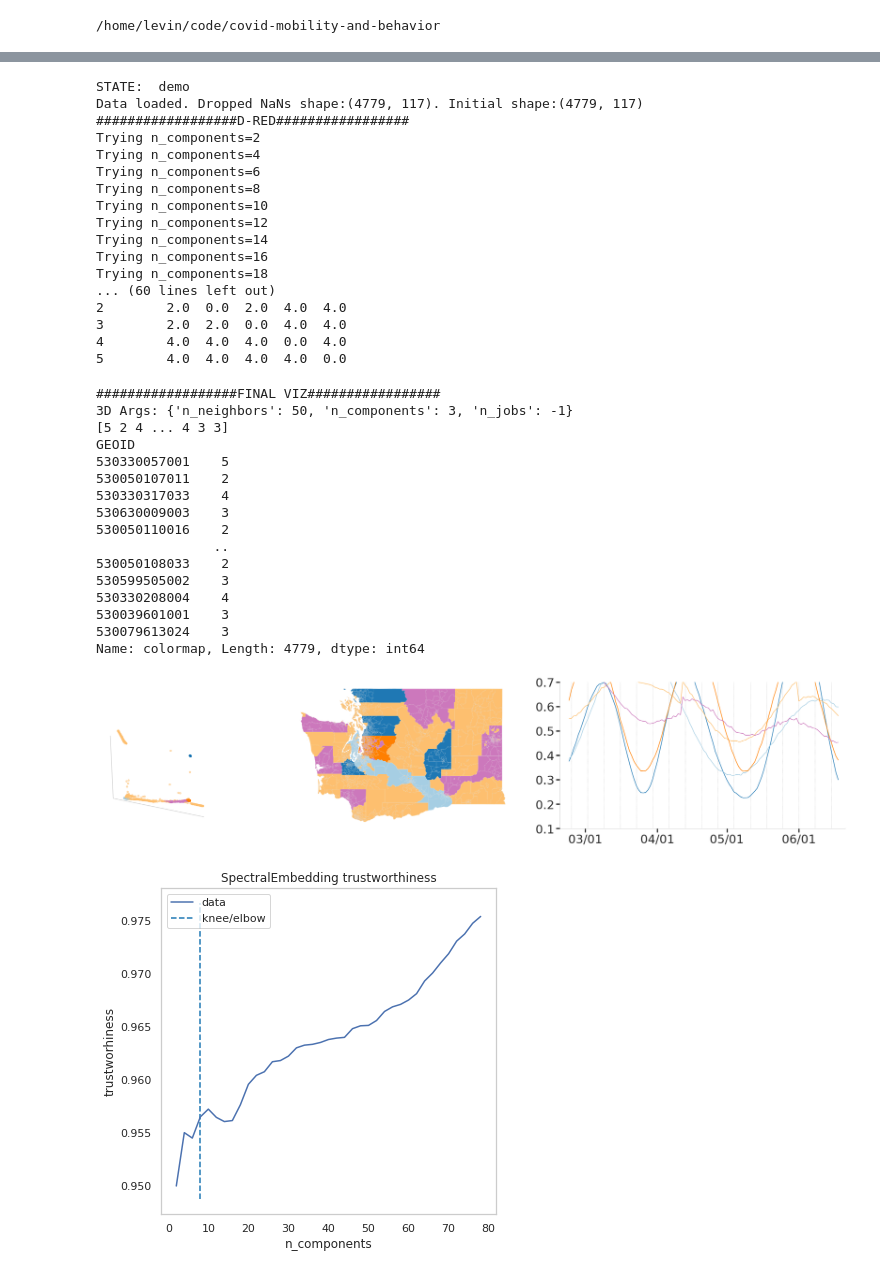
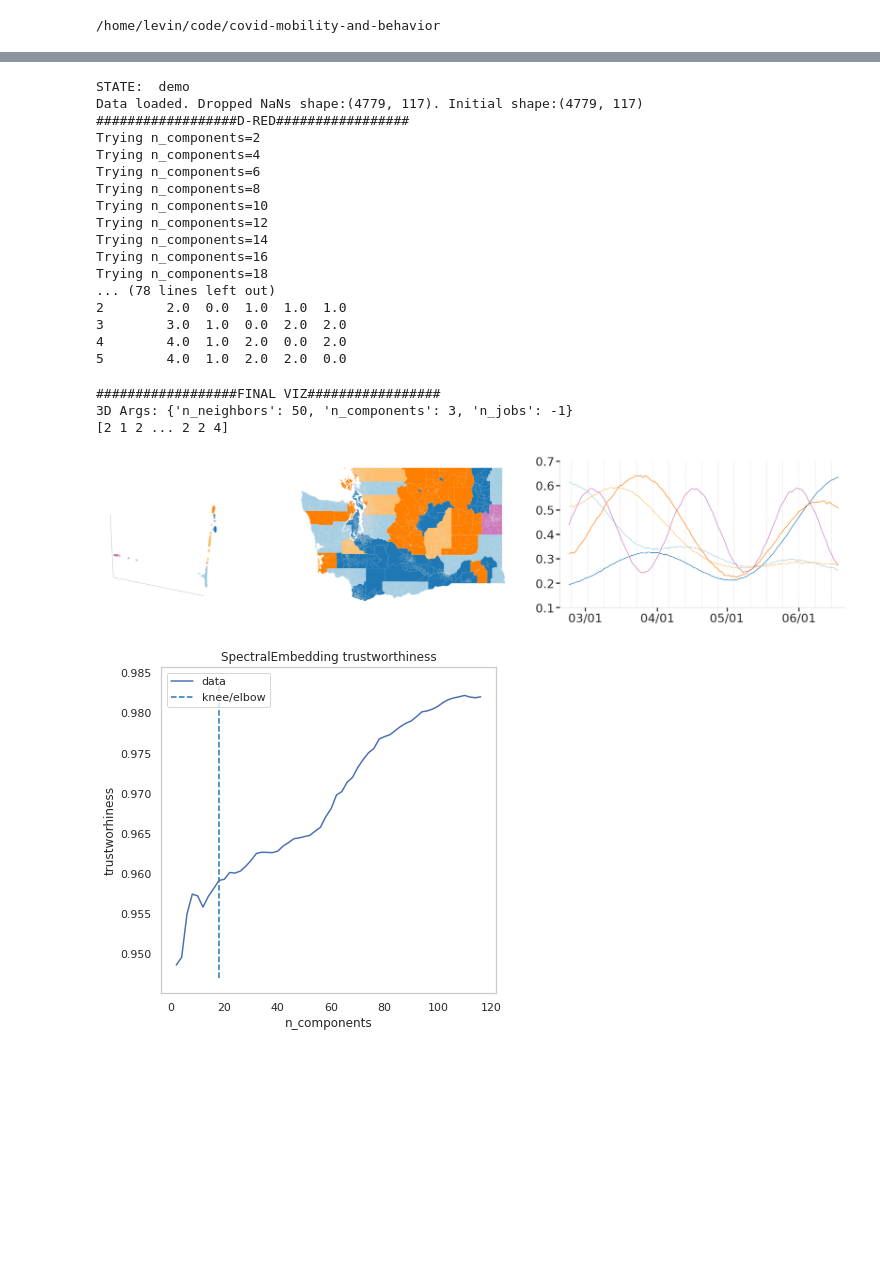
Before and after one commit to InstituteforDiseaseModeling/covid-mobility-and-behavior, a Jupyter notebook: demo/Demo-SchematicFigure2.ipynb, the cells around one changed output, grey strips where cells are left out. Saved outputs shown, nothing was run; the diff lists cells and outputs as text; code cells hidden in the pictures; blank space fills up the shorter version.

Commit message:
SchematicFigure2, almost final version, moved functions to src

```diff
--- a/demo/Demo-SchematicFigure2.ipynb
+++ b/demo/Demo-SchematicFigure2.ipynb
@@ -238,17 +238,17 @@ def GMM_clustering_R(X_SE_df, method, default_cluster_num = None):
     plt.title('GMM BIC on ' + method.__name__)
 
     #Now, find the knee point of the optimal BIC plot (the best GMM parametrization)
-    best_parametrization = BIC_SE_df.columns[BIC_SE_df.max().argmax()]
-    kneedle = KneeLocator(num_components_to_try, BIC_SE_df[best_parametrization], S=1, curve='concave', direction='increasing', interp_method='interp1d')
-#     plt.figure()
-    kneedle.plot_knee()
-    plt.title('GMM BIC on ' + method.__name__ + ': Knee Point')
-    plt.xlabel('num_GMM_components')
-    plt.ylabel('')
-    print('Elbow point: {} components with BIC {}'.format(kneedle.knee, kneedle.knee_y))
+#     best_parametrization = BIC_SE_df.columns[BIC_SE_df.max().argmax()]
+#     kneedle = KneeLocator(num_components_to_try, BIC_SE_df[best_parametrization], S=1, curve='concave', direction='increasing', interp_method='interp1d')
+# #     plt.figure()
+#     kneedle.plot_knee()
+#     plt.title('GMM BIC on ' + method.__name__ + ': Knee Point')
+#     plt.xlabel('num_GMM_components')
+#     plt.ylabel('')
+#     print('Elbow point: {} components with BIC {}'.format(kneedle.knee, kneedle.knee_y))
 
     #Pick the best number of GMM components:
-    best_num_components = kneedle.knee-1
+#     best_num_components = kneedle.knee-1
     if default_cluster_num is not None:
         best_num_components = default_cluster_num-1
     with localconverter(ro.default_converter + pandas2ri.converter):
@@ -459,6 +459,8 @@ def analysis(STATE, method, method_kwargs, hyperparams_to_test, fig, spec, row,
     print('##################INITIAL VIZ#################')
     #Find the 2D and 3D embeddings and continuous colors based on that
     filename_initial = os.path.join(FIGURE_PATH, 'initial_' + method.__name__)
+    if not os.path.isdir(FIGURE_PATH):
+        os.mkdir(FIGURE_PATH)
     if method.__name__ == 'Isomap':
         viz = viz_Isomap
     if method.__name__ == 'SpectralEmbedding':
@@ -529,9 +531,9 @@ matplotlib.rcParams['lines.markersize'] = 4
 almost_sequential_pal = configurations['clustering_palette']#['#1f78b4','#a6cee3','#fdbf6f','#ff7f00', '#cc78bc']
 sns.set_palette(almost_sequential_pal)
 
-max_components = 80# for 117 days in the data
+max_components = 117# for 117 days in the data
 method = SpectralEmbedding
-hyperparams_to_test = {'n_components': }#np.arange(2, max_components, 2)}
+hyperparams_to_test = {'n_components': np.arange(2, max_components, 2)}
 method_kwargs = {'n_neighbors': 50, 'n_components': 2, 'n_jobs': -1}
 
 fig = plt.figure(figsize = (5*7*1.15, 5*(6.25 - 0.77)/4))
@@ -542,51 +544,38 @@ NUM_COLS = 3
 spec = gridspec.GridSpec(ncols=NUM_COLS, nrows=NUM_STATES, width_ratios=[1, 1.1, 1], wspace=0.00, hspace=0.15)
 
 # from matplotlib import rcParams
 # rcParams['font.family'] = 'sans-serif'
 # rcParams['font.sans-serif'] = ['Arial']
 # rcParams['font.size'] = 2
 # import matplotlib
 # matplotlib.rc('font',family='Times New Roman')
 
 for row, state in enumerate(states):
     SHAPE_PATH, FIGURE_PATH, RAW_DATA_PATH, INCOME_POPULATION_PATH = define_paths(state)
     print('STATE: ', state)
     analysis(state, method, method_kwargs, hyperparams_to_test, fig, spec, row, precomputed = False, separate = False, two_cols = False)
 # fig.subplots_adjust(hspace=0.15, wspace=0.05)
 plt.tight_layout()
 # %% [output]
 STATE:  demo
 Data loaded. Dropped NaNs shape:(4779, 117). Initial shape:(4779, 117)
 ##################D-RED#################
 Trying n_components=2
 Trying n_components=4
 Trying n_components=6
 Trying n_components=8
 Trying n_components=10
 Trying n_components=12
 Trying n_components=14
 Trying n_components=16
 Trying n_components=18
-... (60 lines left out)
-2        2.0  0.0  2.0  4.0  4.0
-3        2.0  2.0  0.0  4.0  4.0
-4        4.0  4.0  4.0  0.0  4.0
-5        4.0  4.0  4.0  4.0  0.0
+... (78 lines left out)
+2        2.0  0.0  1.0  1.0  1.0
+3        3.0  1.0  0.0  2.0  2.0
+4        4.0  1.0  2.0  0.0  2.0
+5        4.0  1.0  2.0  2.0  0.0
 ##################FINAL VIZ#################
 3D Args: {'n_neighbors': 50, 'n_components': 3, 'n_jobs': -1}
-[5 2 4 ... 4 3 3]
-GEOID
-530330057001    5
-530050107011    2
-530330317033    4
-530630009003    3
-530050110016    2
-               ..
-530050108033    2
-530599505002    3
-530330208004    4
-530039601001    3
-530079613024    3
-Name: colormap, Length: 4779, dtype: int64
+[2 1 2 ... 2 2 4]
-[figure, old version]
+[figure, new version]
-[figure, old version]
+[figure, new version]
```
Also changed, not shown: parts of 4 cells of this notebook, 15 other files.
